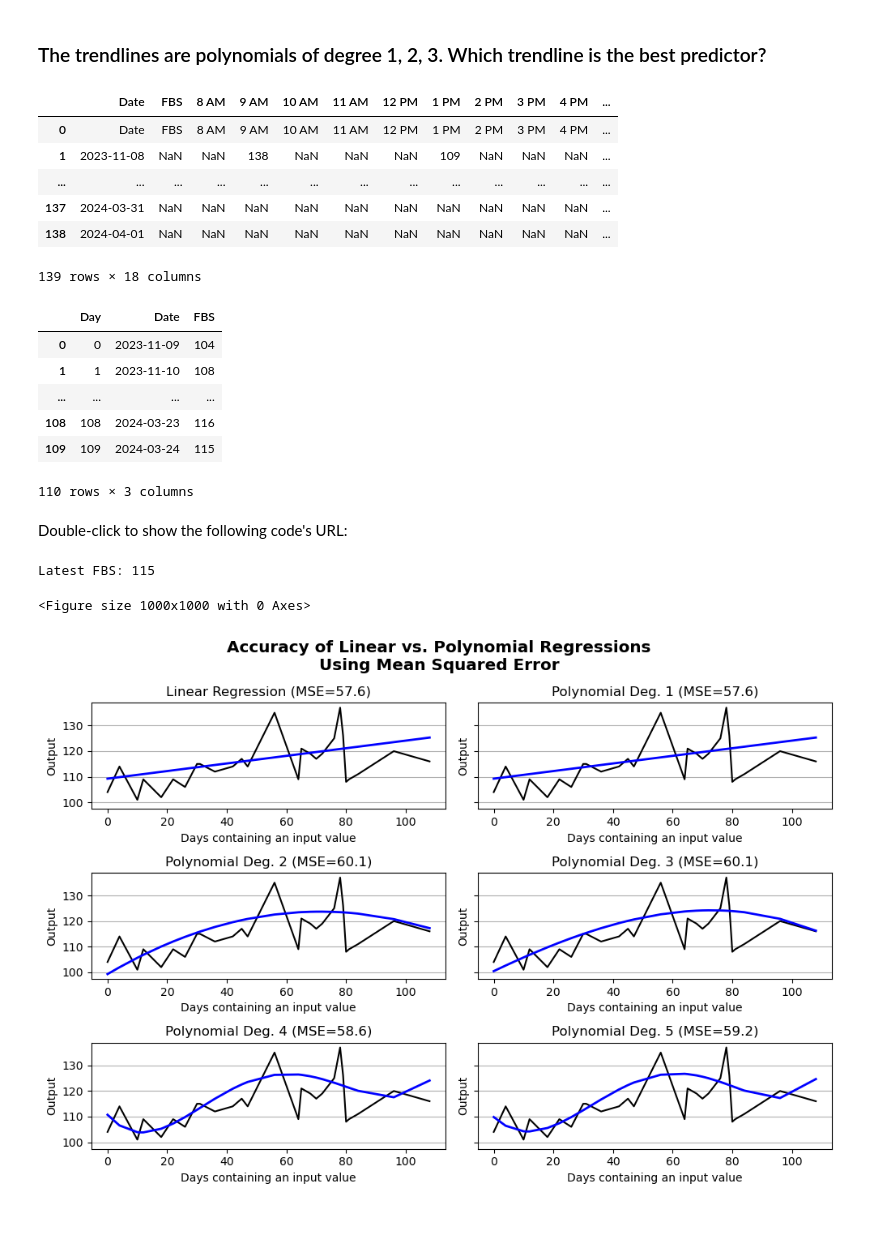
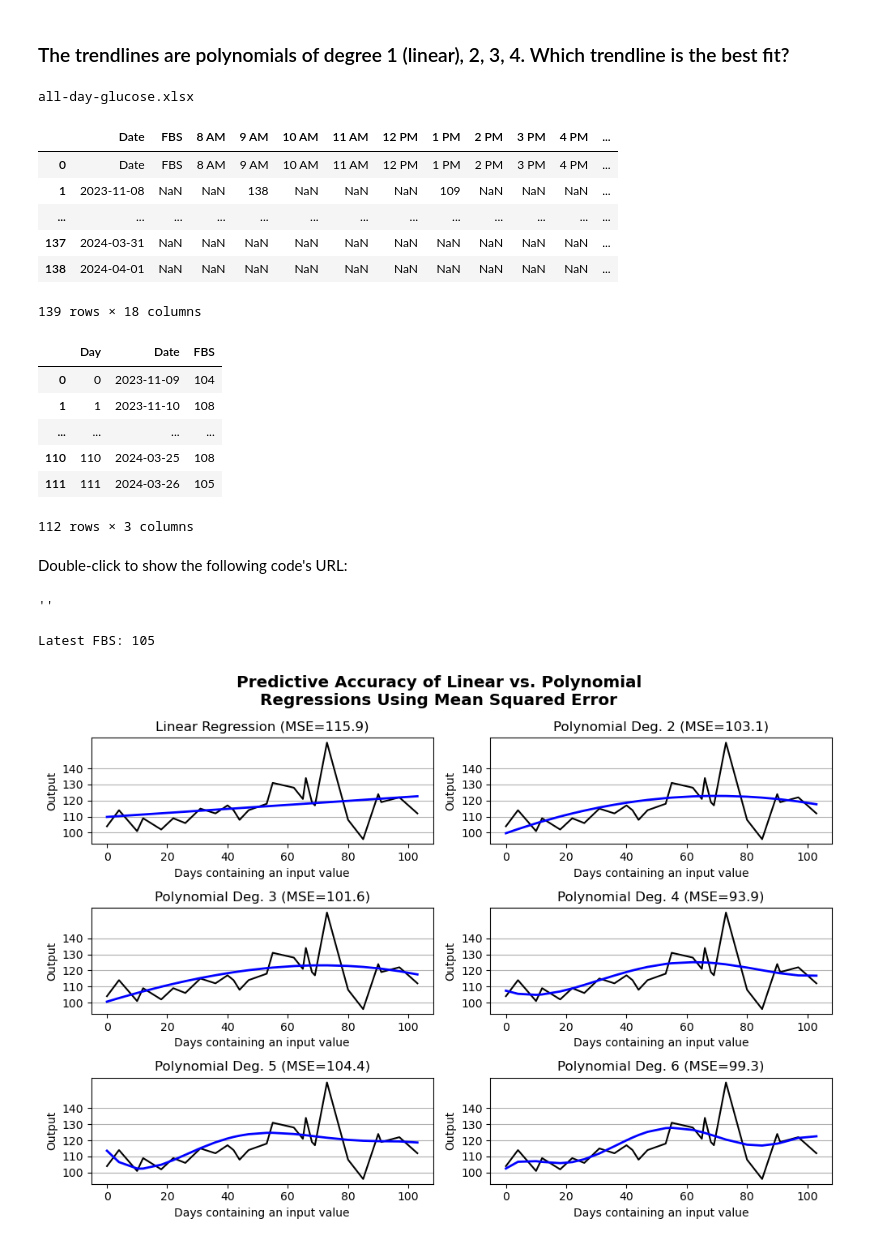
Before and after one commit to drjlevi6/Data-Scientist, a Jupyter notebook: polynomial-trendlines/Linear vs Polynomial Regression.ipynb, the cells around one changed output. Saved outputs shown, nothing was run; the diff lists cells and outputs as text; code cells hidden in the pictures.

```diff
--- a/polynomial-trendlines/Linear vs Polynomial Regression.ipynb
+++ b/polynomial-trendlines/Linear vs Polynomial Regression.ipynb
@@ -3,5 +3,5 @@
 # %% [markdown]
-### The trendlines are polynomials of degree 1, 2, 3. Which trendline is the best predictor?
+### The trendlines are polynomials of degree 1 (linear), 2, 3, 4. Which trendline is the best fit?
 # %%
 import numpy as np
 import pandas as pd
@@ -11,20 +11,25 @@ from sklearn.preprocessing import PolynomialFeatures
 from sklearn.linear_model import LinearRegression
 from sklearn.pipeline import Pipeline
 # %%
-path = "/Users/jonathan/Desktop/weight-plus-glucose/all-day-glucose/all-day-glucose.xlsx"
+# If you're running the version downloaded from GitHub, uncomment the next line
+# after this comment and comment out the line following; else do the opposite.
+#path =! echo `pwd`/"all-day-glucose-20240225.xlsx"
+path = "all-day-glucose.xlsx"
+print(path)
 df0 = pd.read_excel(path).iloc[:, :18]
 columns = df0.iloc[0, 0:18]
 df0.columns = columns
 pd.set_option('display.max_rows', 4)
 df0
 # %% [output]
+all-day-glucose.xlsx
 |  | Date | FBS | 8 AM | 9 AM | 10 AM | 11 AM | 12 PM | 1 PM | 2 PM | 3 PM | 4 PM | ... |
 | 0 | Date | FBS | 8 AM | 9 AM | 10 AM | 11 AM | 12 PM | 1 PM | 2 PM | 3 PM | 4 PM | ... |
 | 1 | 2023-11-08 | NaN | NaN | 138 | NaN | NaN | NaN | 109 | NaN | NaN | NaN | ... |
 | ... | ... | ... | ... | ... | ... | ... | ... | ... | ... | ... | ... | ... |
 | 137 | 2024-03-31 | NaN | NaN | NaN | NaN | NaN | NaN | NaN | NaN | NaN | NaN | ... |
 | 138 | 2024-04-01 | NaN | NaN | NaN | NaN | NaN | NaN | NaN | NaN | NaN | NaN | ... |
-139 rows × 18 columns
+139 rows × 18 columns
 # %%
 # The original spreadsheet contains rows at the end containing only the date
 # (so that the ranges of its charts don't have to be updated every day.) We
@@ -53,9 +58,9 @@ df
 | 0 | 0 | 2023-11-09 | 104 |
 | 1 | 1 | 2023-11-10 | 108 |
 | ... | ... | ... | ... |
-| 108 | 108 | 2024-03-23 | 116 |
-| 109 | 109 | 2024-03-24 | 115 |
+| 110 | 110 | 2024-03-25 | 108 |
+| 111 | 111 | 2024-03-26 | 105 |
-110 rows × 3 columns
+112 rows × 3 columns
 # %%
 X = np.array(df["Day"])
 y = np.array(df["FBS"])
@@ -66,9 +71,11 @@ Double-click to show the following code's URL:
 # %%
 # Code source: Jaques Grobler
 # License: BSD 3 clause
-
+'''
 def groblers_regression():
-    '''Encapsulate his code as a function: calling it may contaminate other variables'''
+'''
+'''Encapsulate his code as a function, otherwise the code may contaminate variables in other cells'''
+'''
     import matplotlib.pyplot as plt
     import numpy as np
     from sklearn import datasets, linear_model
@@ -111,6 +118,10 @@ def groblers_regression():
     plt.show()
 
 #groblers_regression()
+'''
+''
+# %% [output]
+''
 # %%
 # Here's my paraphrase of M. Grobler
 import matplotlib.pyplot as plt
@@ -144,64 +155,62 @@ y_pred_lin_sorted = regr.predict(X_test_sorted.reshape(-1, 1))
 # Coefficients for mean squared error. linear regression:
 mse_lin = [1, mean_squared_error(y_test_sorted, y_pred_lin_sorted)]
 # %% [output]
-Latest FBS: 115
+Latest FBS: 105
 # %%
 # Now fit to n-degree polynomials
-degrees = [1, 2, 3, 4, 5] #list(range(2, 11)) + [15]
+degrees = list(range(2,7)) #list(range(2, 11)) + [15]
 mse = []
-
-plt.figure(figsize=(10, 10), layout='constrained') #
 
 # Plot outputs:
 # Set shape of plots
 ncols = 2
 nrows = (len(degrees)+1) // ncols + (len(degrees)+1) % 2
 fig, axes = plt.subplots(nrows=nrows, ncols=ncols, figsize=(10, 7),
-    sharey=True, tight_layout=True)
+    tight_layout=True) # sharey=True,
 
 # Set suptitle
-fig.suptitle("Accuracy of Linear vs. Polynomial Regressions\n" + \
-             "Using Mean Squared Error",
+fig.suptitle("Predictive Accuracy of Linear vs. Polynomial\n" + \
+             "Regressions Using Mean Squared Error",
              size="x-large", weight="bold", wrap=True)
 
 # Set x- and y-axis data common to linear and polynomial plots
 xlabel = "Days containing an input value"
 ylabel = "Output"
 y_axis_grid = 'y'
 y_ticks = np.arange(100, 145, 10)
 
 # Plot linear regression
 axes[0][0].plot(X_test_sorted, y_test_sorted, color="black")
 axes[0][0].plot(X_test_sorted, y_pred_lin_sorted, color="blue", linewidth=2)
 axes[0][0].set_title(f"Linear Regression (MSE={mse_lin[1]:2.1f})")
 axes[0][0].set_xlabel(xlabel)
 axes[0][0].set_ylabel(ylabel)
 axes[0][0].set_yticks(y_ticks)
 axes[0][0].grid(axis = y_axis_grid)
 
 # Plot polynomial regressions
 for dg in degrees:
     model_poly = Pipeline([('poly', PolynomialFeatures(degree=dg)),
     ('linear', LinearRegression())]) # fit_intercept=False
     model_poly.fit(X_train_sorted.reshape(-1, 1), y_train_sorted.reshape(-1, 1))
 #         regr.fit(X_train_sorted.reshape(-1, 1), y_train_sorted.reshape(-1, 1))
 
     # Make predictions for polynomial regression using the testing set
     y_pred_poly_sorted = model_poly.predict(X_test_sorted.reshape(-1, 1))
 
     # Coefficients for mean squared error, polynomial regression:
     mse_poly = ([degrees, mean_squared_error(y_test_sorted, y_pred_poly_sorted)])
 
-    ax_x, ax_y = (dg+2)%2, (dg+2)//2 - 1
-    axes[ax_y][ax_x].plot(X_test_sorted, y_test_sorted, color="black")
-    axes[ax_y][ax_x].plot(X_test_sorted, y_pred_poly_sorted, color="blue", linewidth=2)
-    axes[ax_y][ax_x].set_title ("Polynomial Deg. " + str(dg) + f" (MSE={mse_poly[1]:2.1f})")
-    axes[ax_y][ax_x].set_xlabel(xlabel)
-    axes[ax_y][ax_x].set_ylabel(ylabel)
-    axes[ax_y][ax_x].grid(axis = y_axis_grid)
-
+    ax_row, ax_col = (dg+1)//ncols - 1, (dg+1)%ncols
+    ax_xy = axes[ax_row][ax_col]
+    ax_xy.plot(X_test_sorted, y_test_sorted, color="black")
+    ax_xy.plot(X_test_sorted, y_pred_poly_sorted, color="blue", linewidth=2)
+    ax_xy.set_title ("Polynomial Deg. " + str(dg) + f" (MSE={mse_poly[1]:2.1f})")
+    ax_xy.set_xlabel(xlabel)
+    ax_xy.set_ylabel(ylabel)
+    ax_xy.set_yticks(y_ticks)
+    ax_xy.grid(axis = y_axis_grid)
 
 plt.show()
 # %% [output]
-<Figure size 1000x1000 with 0 Axes>
-[figure, old version]
+[figure, new version]
```
Also changed, not shown: parts of 3 cells of this notebook, 4 other files.
